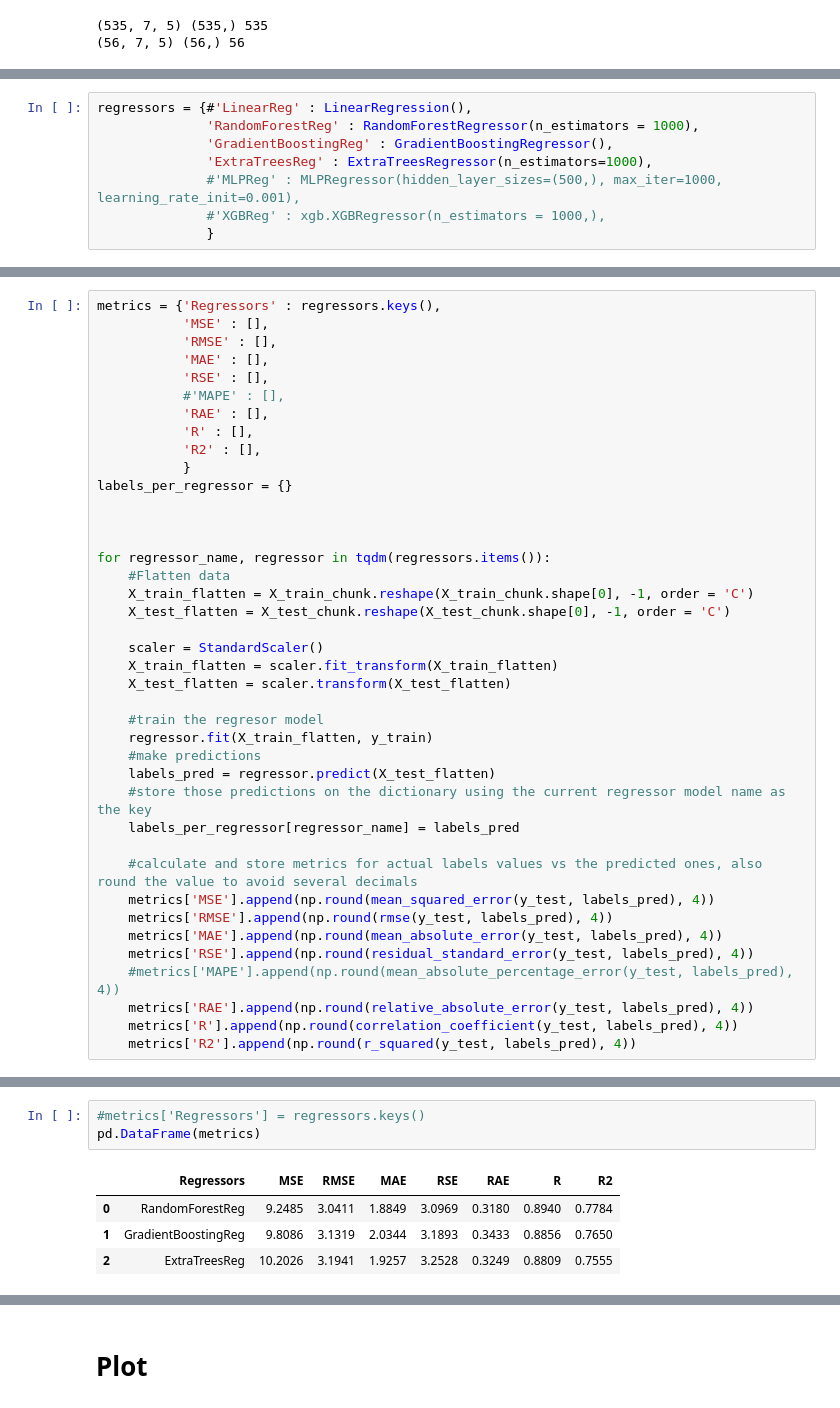
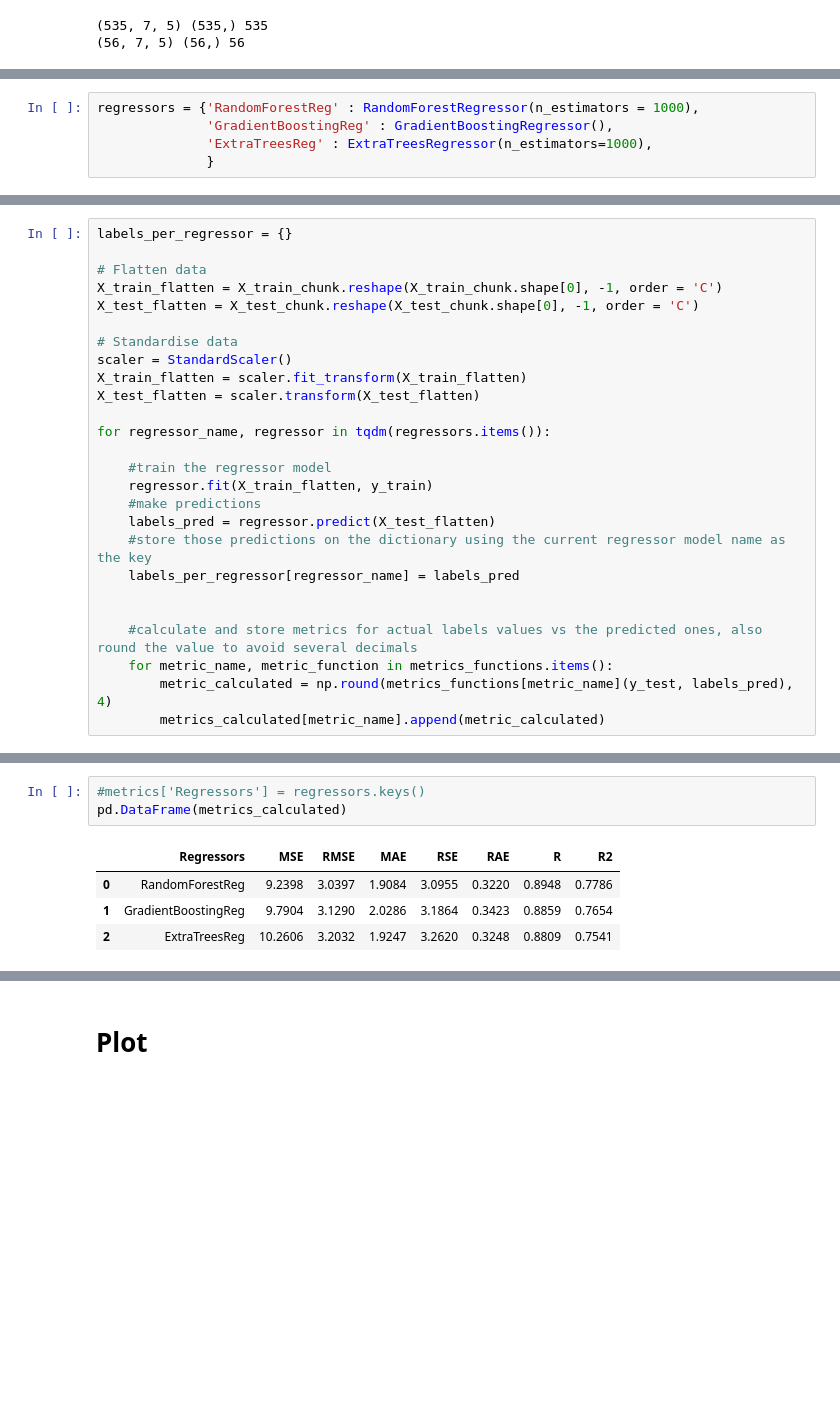
Before and after one commit to Edgar-La/Regression_models_Stock_Prices, a Jupyter notebook: SBUX_regression.ipynb, the cells around one changed output, grey strips where cells are left out. Saved outputs shown, nothing was run; the diff lists cells and outputs as text; blank space fills up the shorter version.

Commit message:
indexes fixed, dict for functions added

```diff
--- a/SBUX_regression.ipynb
+++ b/SBUX_regression.ipynb
@@ -234,8 +237,5 @@ print(X_test_chunk.shape, y_test.shape, len(date_test))
 # %%
-regressors = {#'LinearReg' : LinearRegression(),
-              'RandomForestReg' : RandomForestRegressor(n_estimators = 1000),
+regressors = {'RandomForestReg' : RandomForestRegressor(n_estimators = 1000),
               'GradientBoostingReg' : GradientBoostingRegressor(),
               'ExtraTreesReg' : ExtraTreesRegressor(n_estimators=1000),
-              #'MLPReg' : MLPRegressor(hidden_layer_sizes=(500,), max_iter=1000, learning_rate_init=0.001),
-              #'XGBReg' : xgb.XGBRegressor(n_estimators = 1000,),
               }
@@ -244,40 +269,26 @@ regressors = {#'LinearReg' : LinearRegression(),
 # %%
-metrics = {'Regressors' : regressors.keys(),
-           'MSE' : [],
-           'RMSE' : [],
-           'MAE' : [],
-           'RSE' : [],
-           #'MAPE' : [],
-           'RAE' : [],
-           'R' : [],
-           'R2' : [],
-           }
 labels_per_regressor = {}
 
+# Flatten data
+X_train_flatten = X_train_chunk.reshape(X_train_chunk.shape[0], -1, order = 'C')
+X_test_flatten = X_test_chunk.reshape(X_test_chunk.shape[0], -1, order = 'C')
 
+# Standardise data
+scaler = StandardScaler()
+X_train_flatten = scaler.fit_transform(X_train_flatten)
+X_test_flatten = scaler.transform(X_test_flatten)
 
 for regressor_name, regressor in tqdm(regressors.items()):
-    #Flatten data
-    X_train_flatten = X_train_chunk.reshape(X_train_chunk.shape[0], -1, order = 'C')
-    X_test_flatten = X_test_chunk.reshape(X_test_chunk.shape[0], -1, order = 'C')
 
-    scaler = StandardScaler()
-    X_train_flatten = scaler.fit_transform(X_train_flatten)
-    X_test_flatten = scaler.transform(X_test_flatten)
-
-    #train the regresor model
+    #train the regressor model
     regressor.fit(X_train_flatten, y_train)
     #make predictions
     labels_pred = regressor.predict(X_test_flatten)
     #store those predictions on the dictionary using the current regressor model name as the key
     labels_per_regressor[regressor_name] = labels_pred
 
+
     #calculate and store metrics for actual labels values vs the predicted ones, also round the value to avoid several decimals
-    metrics['MSE'].append(np.round(mean_squared_error(y_test, labels_pred), 4))
-    metrics['RMSE'].append(np.round(rmse(y_test, labels_pred), 4))
-    metrics['MAE'].append(np.round(mean_absolute_error(y_test, labels_pred), 4))
-    metrics['RSE'].append(np.round(residual_standard_error(y_test, labels_pred), 4))
-    #metrics['MAPE'].append(np.round(mean_absolute_percentage_error(y_test, labels_pred), 4))
-    metrics['RAE'].append(np.round(relative_absolute_error(y_test, labels_pred), 4))
-    metrics['R'].append(np.round(correlation_coefficient(y_test, labels_pred), 4))
-    metrics['R2'].append(np.round(r_squared(y_test, labels_pred), 4))
+    for metric_name, metric_function in metrics_functions.items():
+        metric_calculated = np.round(metrics_functions[metric_name](y_test, labels_pred), 4)
+        metrics_calculated[metric_name].append(metric_calculated)
@@ -312,8 +295,8 @@ dict_keys(['RandomForestReg', 'GradientBoostingReg', 'ExtraTreesReg'])
 # %%
 #metrics['Regressors'] = regressors.keys()
-pd.DataFrame(metrics)
+pd.DataFrame(metrics_calculated)
 # %% [output]
 |  | Regressors | MSE | RMSE | MAE | RSE | RAE | R | R2 |
-| 0 | RandomForestReg | 9.2485 | 3.0411 | 1.8849 | 3.0969 | 0.3180 | 0.8940 | 0.7784 |
-| 1 | GradientBoostingReg | 9.8086 | 3.1319 | 2.0344 | 3.1893 | 0.3433 | 0.8856 | 0.7650 |
-| 2 | ExtraTreesReg | 10.2026 | 3.1941 | 1.9257 | 3.2528 | 0.3249 | 0.8809 | 0.7555 |
+| 0 | RandomForestReg | 9.2398 | 3.0397 | 1.9084 | 3.0955 | 0.3220 | 0.8948 | 0.7786 |
+| 1 | GradientBoostingReg | 9.7904 | 3.1290 | 2.0286 | 3.1864 | 0.3423 | 0.8859 | 0.7654 |
+| 2 | ExtraTreesReg | 10.2606 | 3.2032 | 1.9247 | 3.2620 | 0.3248 | 0.8809 | 0.7541 |
```
Also changed, not shown: parts of 18 cells of this notebook.
